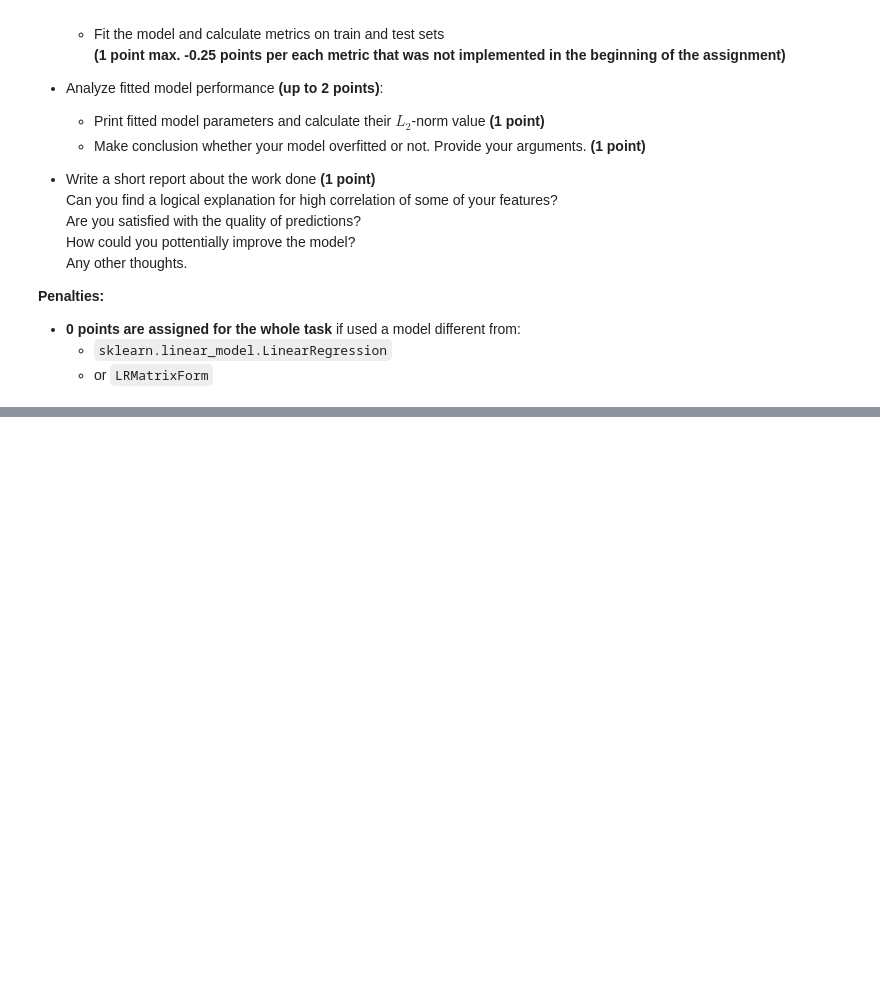
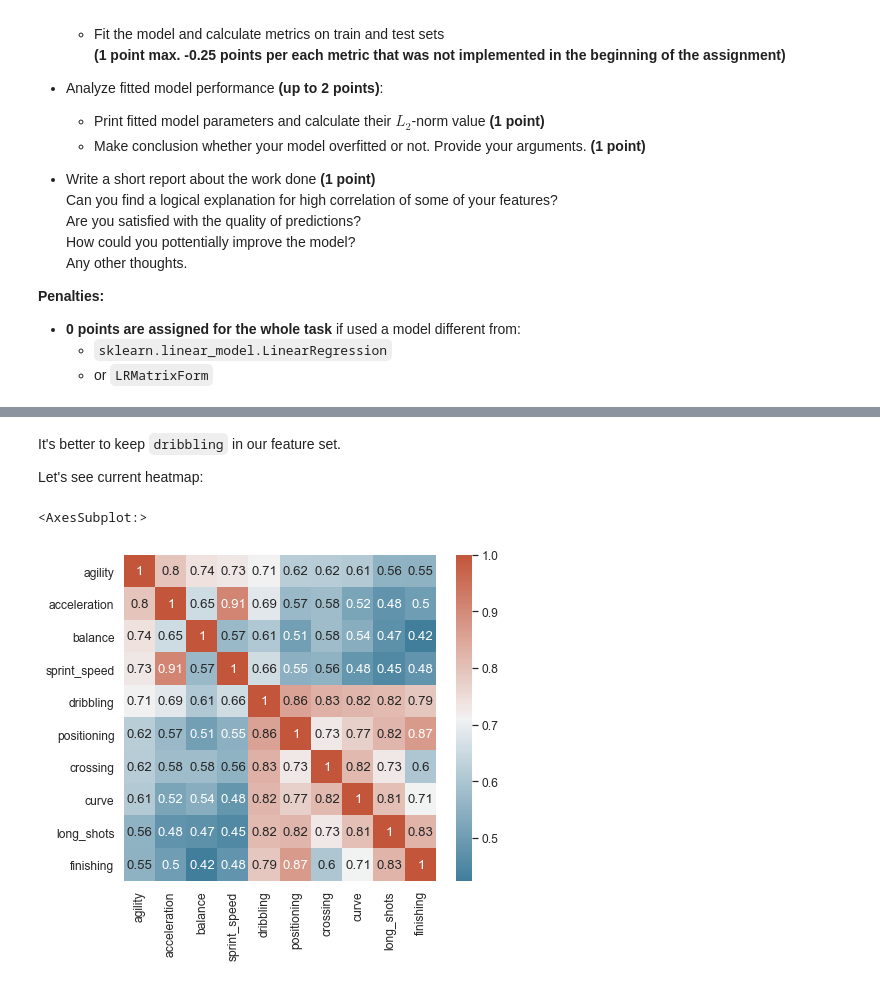
Before and after one commit to masha-mcr/ml-intro-linear-regression, a Jupyter notebook: linear_regression.ipynb, the cells around one changed output, grey strips where cells are left out. Saved outputs shown, nothing was run; the diff lists cells and outputs as text; code cells hidden in the pictures; blank space fills up the shorter version.

```diff
--- a/linear_regression.ipynb
+++ b/linear_regression.ipynb
@@ -1588,0 +1772,7 @@ Steps you need to follow:
+# %%
+feature_set6 = feature_set1.copy()
+feature_set6.remove('ball_control')
+x_train, y_train, x_test, y_test = get_train_test_data(feature_set6, target='agility')
+
+model = LinearRegression(fit_intercept=True)
+fit_and_evaluate(model, x_train, y_train, x_test, y_test)
@@ -1588,0 +1816,10 @@ Steps you need to follow:
+# %% [markdown]
+It's better to keep `dribbling` in our feature set.
+
+Let's see current heatmap:
+# %%
+cols = ['agility'] + feature_set6
+sns.heatmap(df[cols].corr(),cmap=cmap, annot=True)
+# %% [output]
+<AxesSubplot:>
+[figure, added]
```
Also changed, not shown: parts of 68 cells of this notebook.
